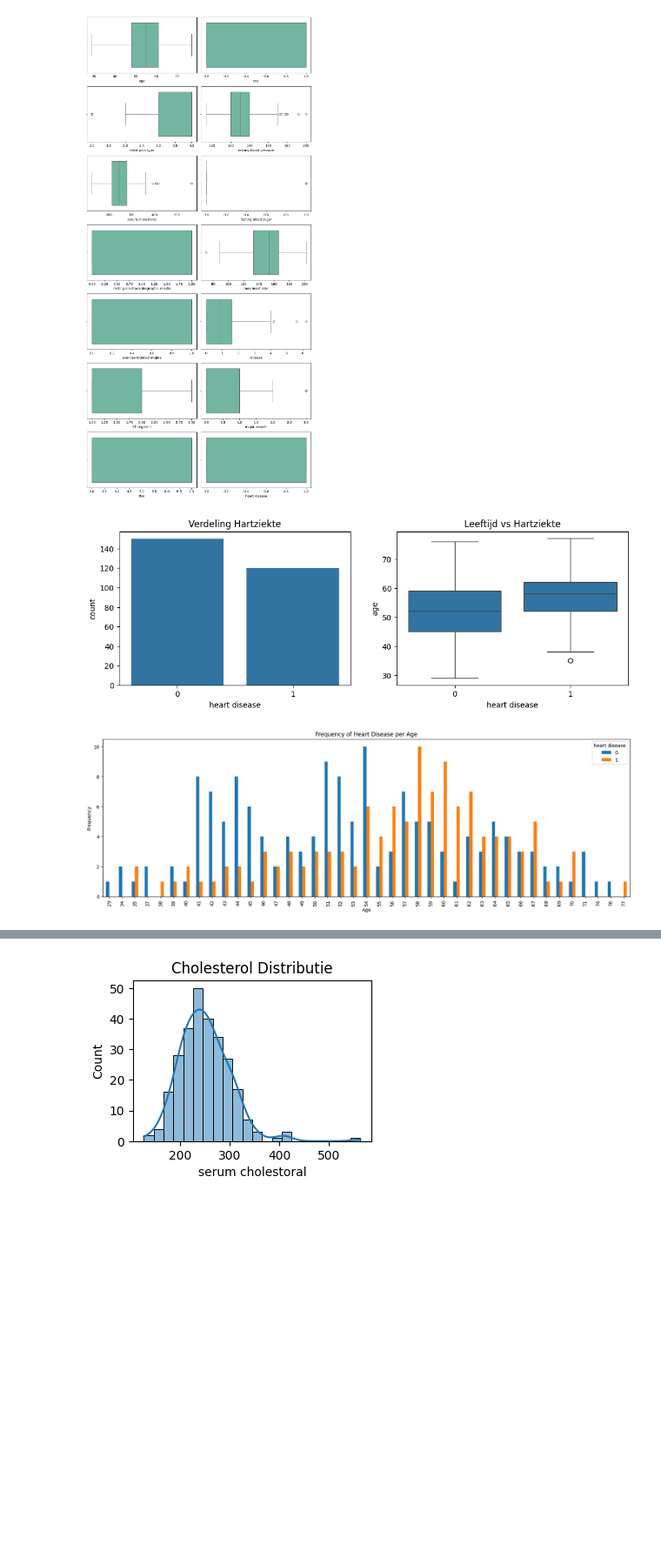
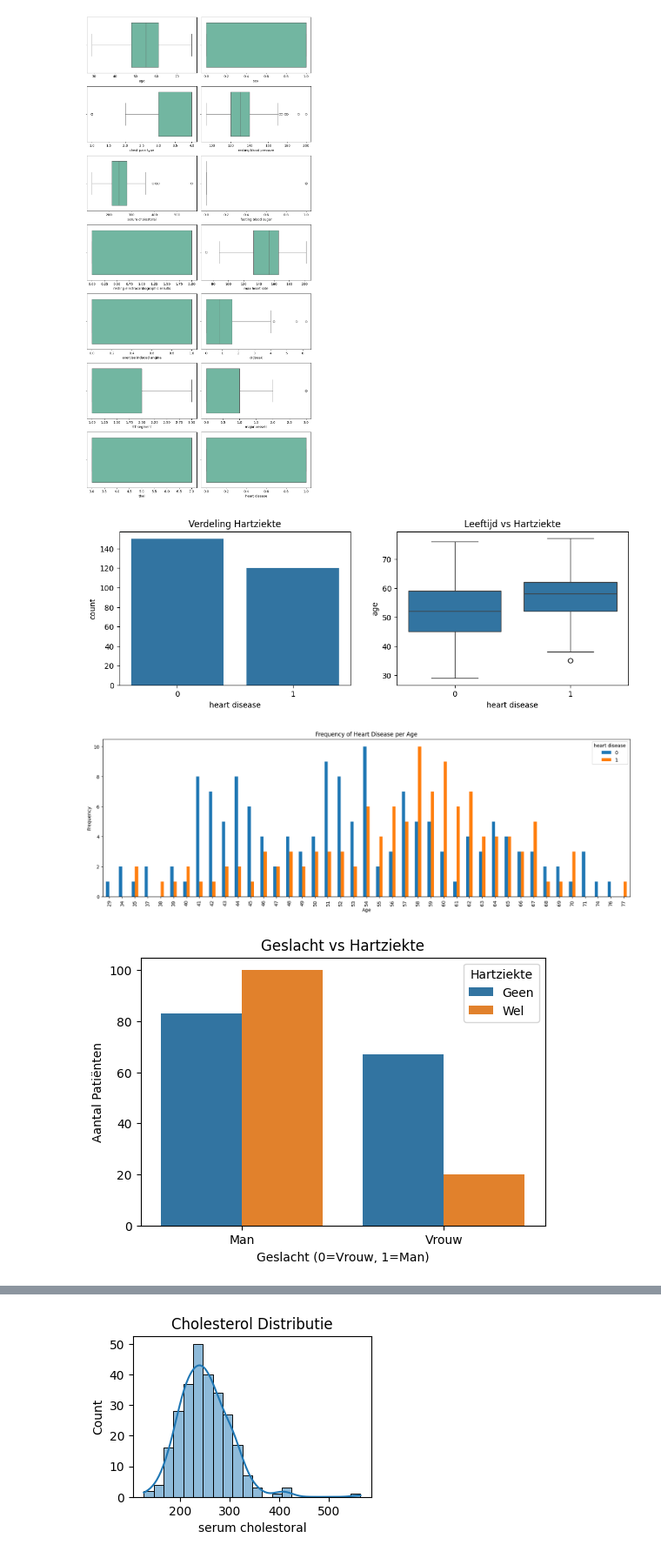
Before and after one commit to MasterWazzani/Thesis_Project_2025_heartdisease, a Jupyter notebook: test.ipynb, the cells around one changed output, grey strips where cells are left out. Shown at 87% size. Saved outputs shown, nothing was run; the diff lists cells and outputs as text; code cells hidden in the pictures; blank space fills up the shorter version.

```diff
--- a/test.ipynb
+++ b/test.ipynb
@@ -168,27 +168,39 @@ Passing `palette` without assigning `hue` is deprecated and will be removed in v
 # %%
 # ---------------
 # 3. Uitgebreide EDA met visualisaties
 # ---------------
 plt.figure(figsize=(12,8))
 
 # Distributie van hartziekte
 plt.subplot(2,2,1)
 sns.countplot(x='heart disease', data=df)
 plt.title('Verdeling Hartziekte')
 
 # Leeftijd vs Hartziekte
 plt.subplot(2,2,2)
 sns.boxplot(x='heart disease', y='age', data=df)
 plt.title('Leeftijd vs Hartziekte')
 
 pd.crosstab(df.age, df['heart disease']).plot(kind="bar", figsize=(20, 6))
 plt.title('Frequency of Heart Disease per Age')
 plt.xlabel('Age')
 plt.ylabel('Frequency')
 plt.show()
+
+# 1b. EDA: Geslacht vs Hartziekte
+gender_map = {0: 'Vrouw', 1: 'Man'}
+df['geslacht'] = df['sex '].map({1: 'Man', 0: 'Vrouw'})  # Mapping binary values to labels
+plt.figure(figsize=(6,4))
+sns.countplot(x='geslacht', hue='heart disease', data=df)
+plt.title('Geslacht vs Hartziekte')
+plt.xlabel('Geslacht (0=Vrouw, 1=Man)')
+plt.ylabel('Aantal Patiënten')
+plt.legend(title='Hartziekte', labels=['Geen', 'Wel'])
+plt.show()
 # %% [output]
 [figure]
 [figure]
+[figure, added]
 # %%
 # Correlatiematrix
 corr_matrix = df.corr()
```
